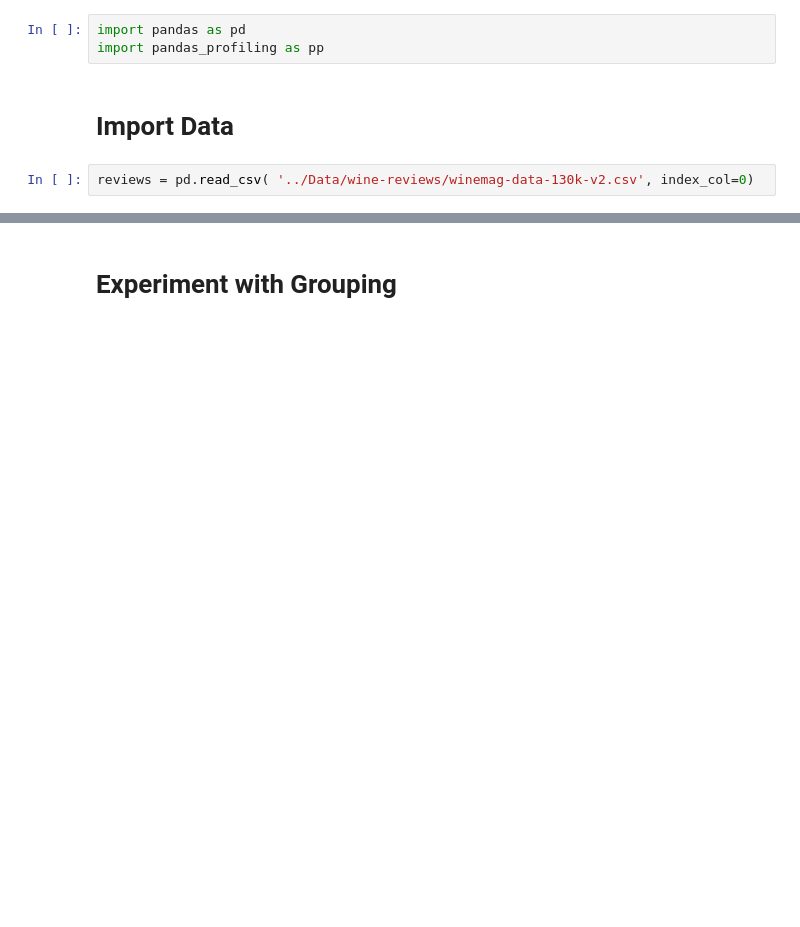
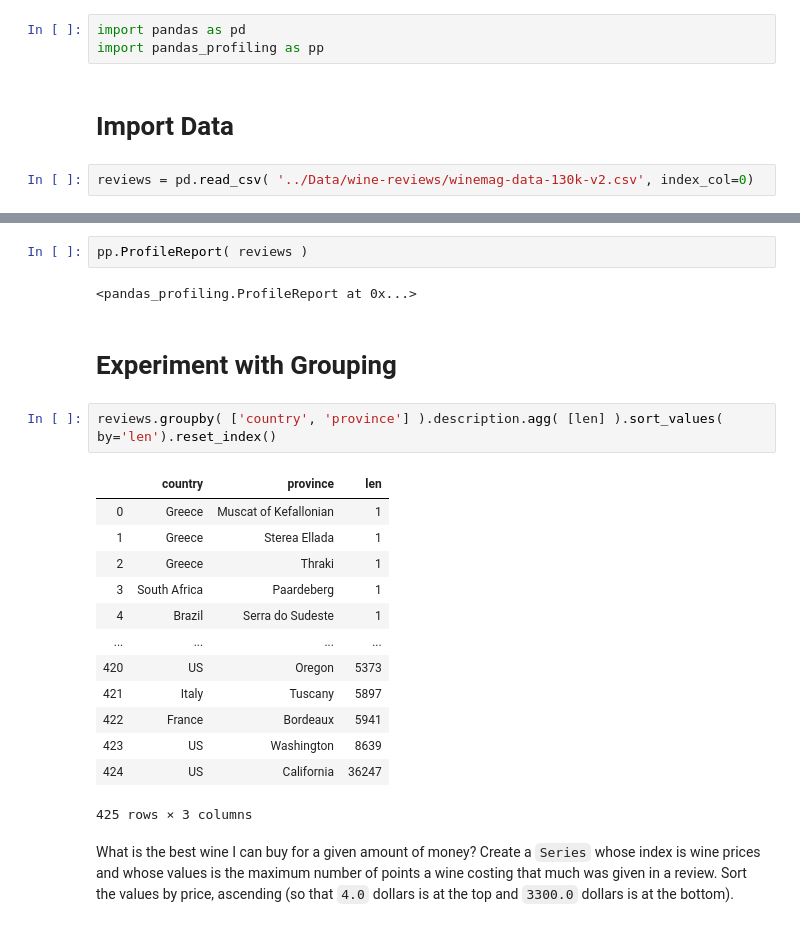
Before and after one commit to JoshFagan/ML_Voyage, a Jupyter notebook: Kaggle/Courses/Pandas/pandas_exercises.ipynb, the cells around one changed output, grey strips where cells are left out. Cells and saved outputs as stored; diff of their text form; blank space fills up the shorter version.

Commit message:
Finish Pandas course

```diff
--- a/Kaggle/Courses/Pandas/pandas_exercises.ipynb
+++ b/Kaggle/Courses/Pandas/pandas_exercises.ipynb
@@ -25,5 +25,27 @@ reviews.head()
 | 2 | US | Tart and snappy, the flavors of l... | NaN | 87 | 14.0 | Oregon | Willamette Valley | Willamette Valley | Paul Gregutt | ... |
 | 3 | US | Pineapple rind, lemon pith and or... | Reserve Late Harvest | 87 | 13.0 | Michigan | Lake Michigan Shore | NaN | Alexander Peartree | ... |
 | 4 | US | Much like the regular bottling fr... | Vintner's Reserve Wild Child Block | 87 | 65.0 | Oregon | Willamette Valley | Willamette Valley | Paul Gregutt | ... |
+# %%
+pp.ProfileReport( reviews )
+# %% [output]
+<pandas_profiling.ProfileReport at 0x...>
 # %% [markdown]
 # Experiment with Grouping
+# %%
+reviews.groupby( ['country', 'province'] ).description.agg( [len] ).sort_values( by='len').reset_index()
+# %% [output]
+|  | country | province | len |
+| 0 | Greece | Muscat of Kefallonian | 1 |
+| 1 | Greece | Sterea Ellada | 1 |
+| 2 | Greece | Thraki | 1 |
+| 3 | South Africa | Paardeberg | 1 |
+| 4 | Brazil | Serra do Sudeste | 1 |
+| ... | ... | ... | ... |
+| 420 | US | Oregon | 5373 |
+| 421 | Italy | Tuscany | 5897 |
+| 422 | France | Bordeaux | 5941 |
+| 423 | US | Washington | 8639 |
+| 424 | US | California | 36247 |
+425 rows × 3 columns
+# %% [markdown]
+What is the best wine I can buy for a given amount of money? Create a `Series` whose index is wine prices and whose values is the maximum number of points a wine costing that much was given in a review. Sort the values by price, ascending (so that `4.0` dollars is at the top and `3300.0` dollars is at the bottom).
```
Also changed, not shown: parts of 10 cells of this notebook.
